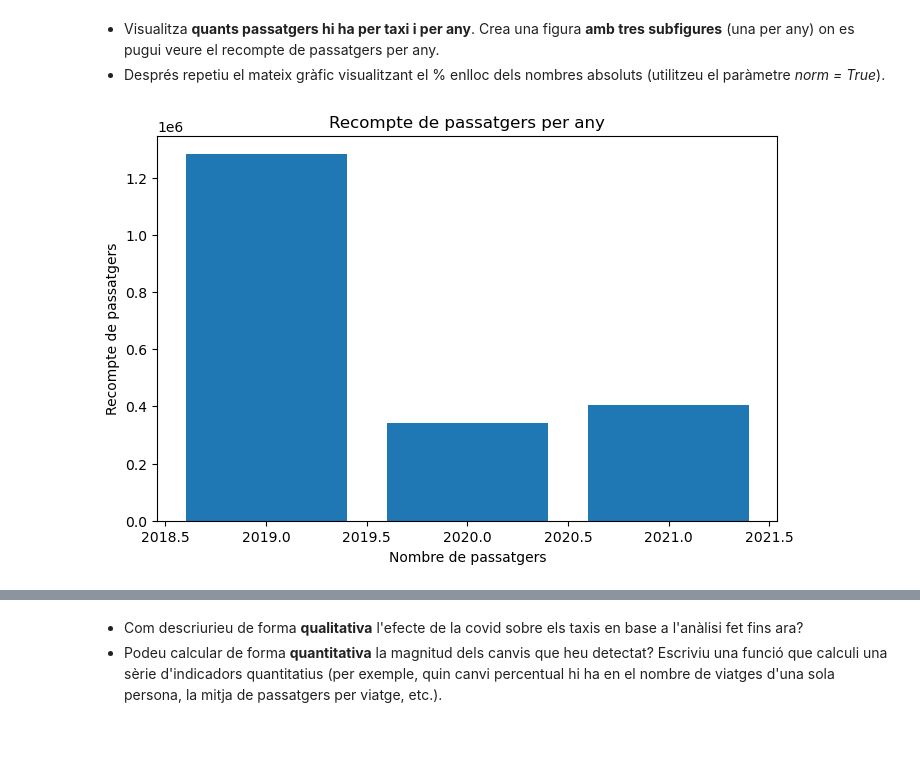
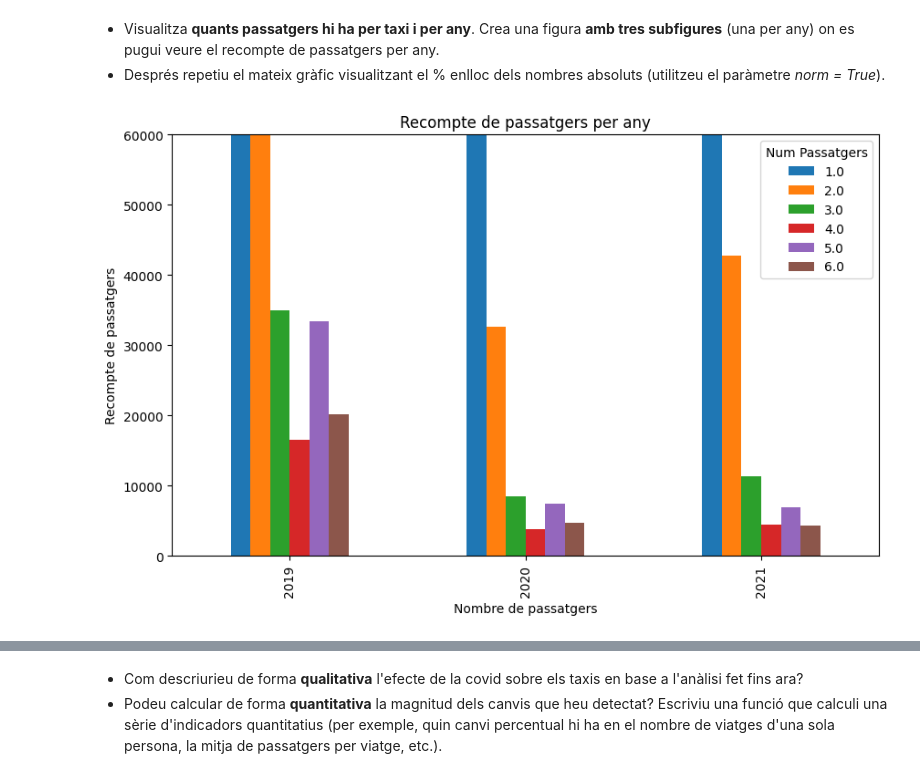
Before and after one commit to sudo-Itramplay/PracticaTNUI, a Jupyter notebook: Practica12025.ipynb, the cells around one changed output, grey strips where cells are left out. Drawn from its saved outputs; the diff is of its cells as text; code cells hidden in the pictures; blank space fills up the shorter version.

```diff
--- a/Practica12025.ipynb
+++ b/Practica12025.ipynb
@@ -193,7 +202,6 @@ def clean_data(data: pd.DataFrame, year: int, month: int) -> pd.DataFrame:
     """
 
     # AQUÍ EL TEU CODI
-
     data = data.dropna()
 
     data = data[data["tpep_pickup_datetime"] < data["tpep_dropoff_datetime"]]
@@ -222,7 +230,7 @@ def clean_data(data: pd.DataFrame, year: int, month: int) -> pd.DataFrame:
                     x["tpep_dropoff_datetime"],
                     x["trip_distance"]) < 66, axis = 1)]
 
-    data = data.reset_index()
+    data = data.reset_index(drop=True)
 
     return data
 
@@ -275,6 +283,20 @@ def post_processing(data):
     data["month"] = data["tpep_pickup_datetime"].dt.month
     data["year"] = data["tpep_pickup_datetime"].dt.year
 
+    # Afegim dropoff i pickup day, month, year...
+    data["pickup_hour"] = data["tpep_pickup_datetime"].dt.hour
+    data["pickup_day"] = data["tpep_pickup_datetime"].dt.dayofweek
+    data["pickup_week"] = data["tpep_pickup_datetime"].dt.isocalendar().week
+    data["pickup_month"] = data["tpep_pickup_datetime"].dt.month
+    data["pickup_year"] = data["tpep_pickup_datetime"].dt.year
+
+    data["dropoff_hour"] = data["tpep_dropoff_datetime"].dt.hour
+    data["dropoff_day"] = data["tpep_dropoff_datetime"].dt.dayofweek
+    data["dropoff_week"] = data["tpep_dropoff_datetime"].dt.isocalendar().week
+    data["dropoff_month"] = data["tpep_dropoff_datetime"].dt.month
+    data["dropoff_year"] = data["tpep_dropoff_datetime"].dt.year
+
+
 
     data["v_mean"] = data["trip_distance"]/((data["tpep_dropoff_datetime"] - data["tpep_pickup_datetime"]).dt.total_seconds() / 3600)
 
@@ -429,30 +451,29 @@ plt.show()
 # %%
 def passengers_taxi_year(df, ylim, xlabel, ylabel, title, norm = False):
     """
     Funció que visualitza quants passatgers hi ha per taxi i per any
     """
 
-    values = df.groupby('year')['passenger_count'].sum().reset_index()
-    plt.figure(figsize=(8,5))
+    viatges = pd.crosstab(df['year'], df['passenger_count'])
+
+    if norm:
+        viatges = viatges.div(viatges.sum(axis=1), axis=0) * 100
 
 
-    if norm:
-        total = values['passenger_count'].sum()
-        if total != 0:
-            plt.bar(values['year'], values['passenger_count']/total)
-    else:
-        plt.bar(values['year'], values['passenger_count'])
+    ax = viatges.plot(kind='bar', figsize=(10, 6))
 
     plt.title(title)
     plt.xlabel(xlabel)
     plt.ylabel(ylabel)
+    plt.legend(title='Num Passatgers', loc='upper right')
+    plt.ylim(ylim)
     plt.show()
 
 
 passengers_taxi_year(df,
                      (0, 60000),
                      'Nombre de passatgers',
                      'Recompte de passatgers',
                      'Recompte de passatgers per any')
 # %% [output]
-[figure, old version]
+[figure, new version]
```
Also changed, not shown: parts of 14 cells of this notebook.
